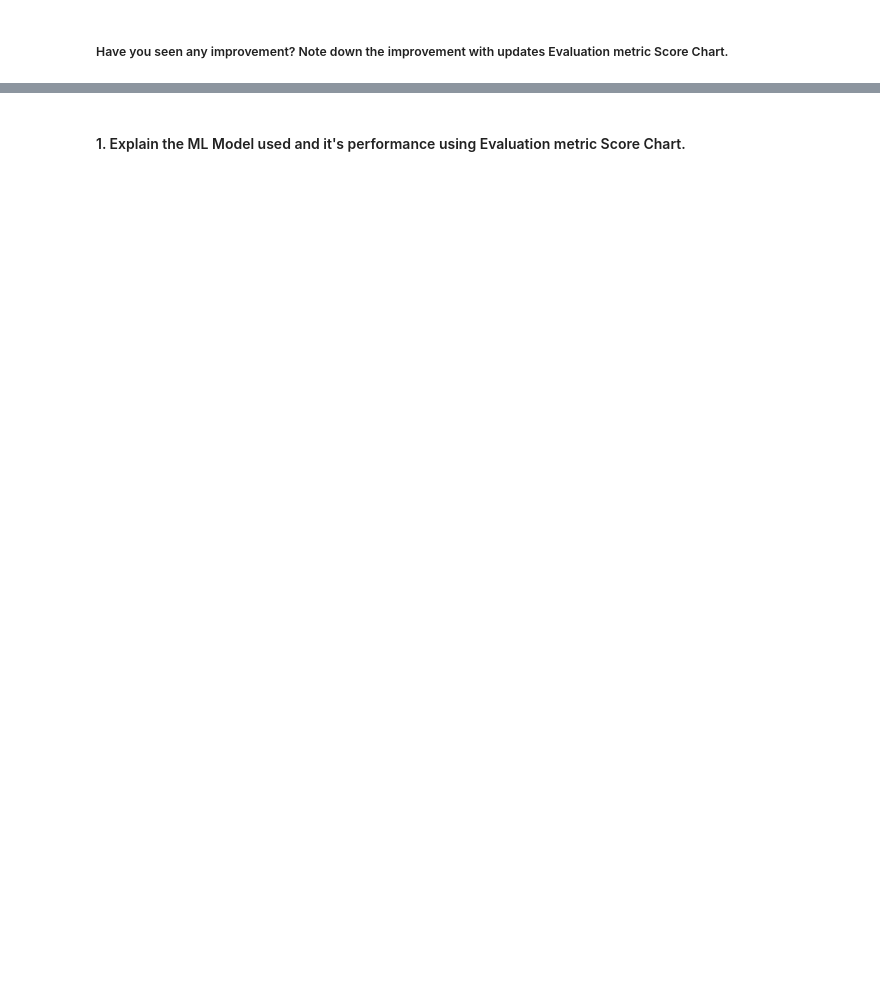
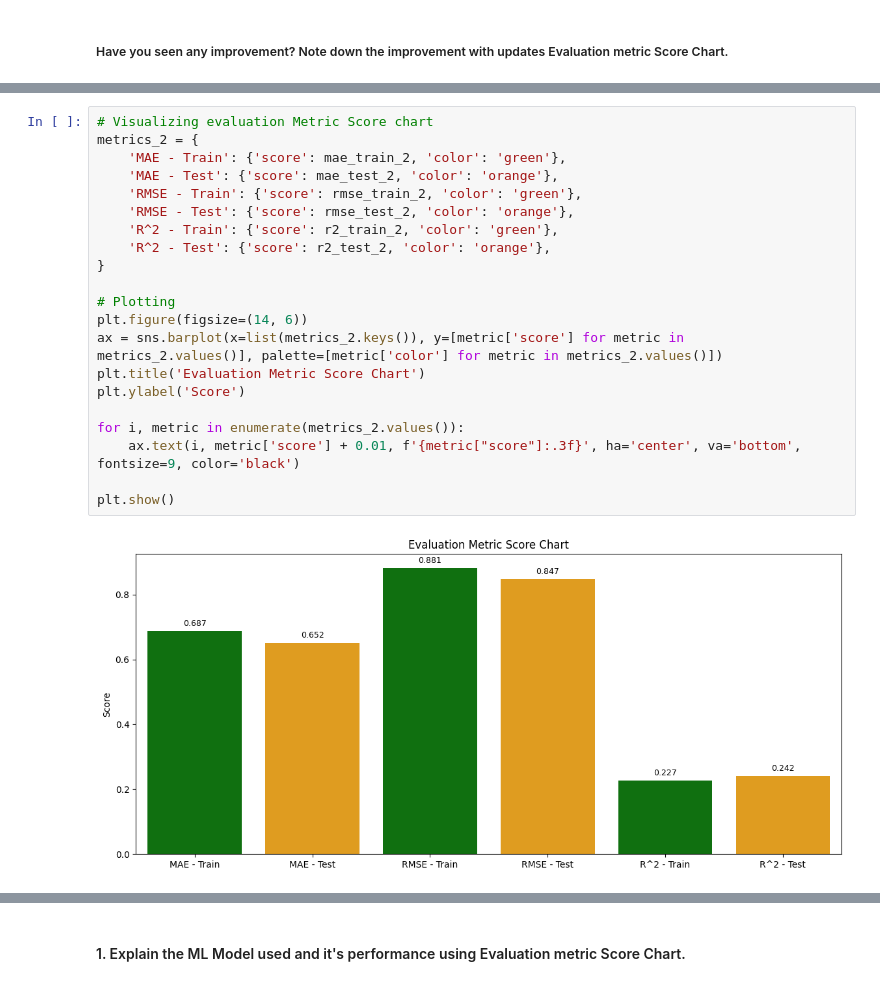
Before and after one commit to satyamkulkarni122/Assignment, a Jupyter notebook: Project_Retail_Sales_Predictions.ipynb, the cells around one changed output, grey strips where cells are left out. Cells and saved outputs as stored; diff of their text form; blank space fills up the shorter version.

```diff
--- a/Project_Retail_Sales_Predictions.ipynb
+++ b/Project_Retail_Sales_Predictions.ipynb
@@ -2019,0 +2084,23 @@ Answer Here.
+# %%
+# Visualizing evaluation Metric Score chart
+metrics_2 = {
+    'MAE - Train': {'score': mae_train_2, 'color': 'green'},
+    'MAE - Test': {'score': mae_test_2, 'color': 'orange'},
+    'RMSE - Train': {'score': rmse_train_2, 'color': 'green'},
+    'RMSE - Test': {'score': rmse_test_2, 'color': 'orange'},
+    'R^2 - Train': {'score': r2_train_2, 'color': 'green'},
+    'R^2 - Test': {'score': r2_test_2, 'color': 'orange'},
+}
+
+# Plotting
+plt.figure(figsize=(14, 6))
+ax = sns.barplot(x=list(metrics_2.keys()), y=[metric['score'] for metric in metrics_2.values()], palette=[metric['color'] for metric in metrics_2.values()])
+plt.title('Evaluation Metric Score Chart')
+plt.ylabel('Score')
+
+for i, metric in enumerate(metrics_2.values()):
+    ax.text(i, metric['score'] + 0.01, f'{metric["score"]:.3f}', ha='center', va='bottom', fontsize=9, color='black')
+
+plt.show()
+# %% [output]
+[figure, added]
```
Also changed, not shown: parts of 51 cells of this notebook.
